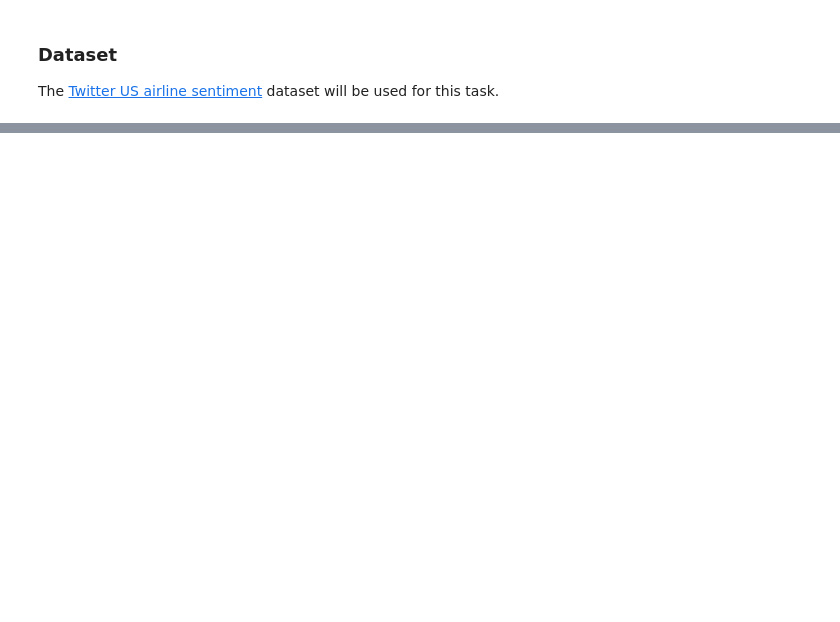
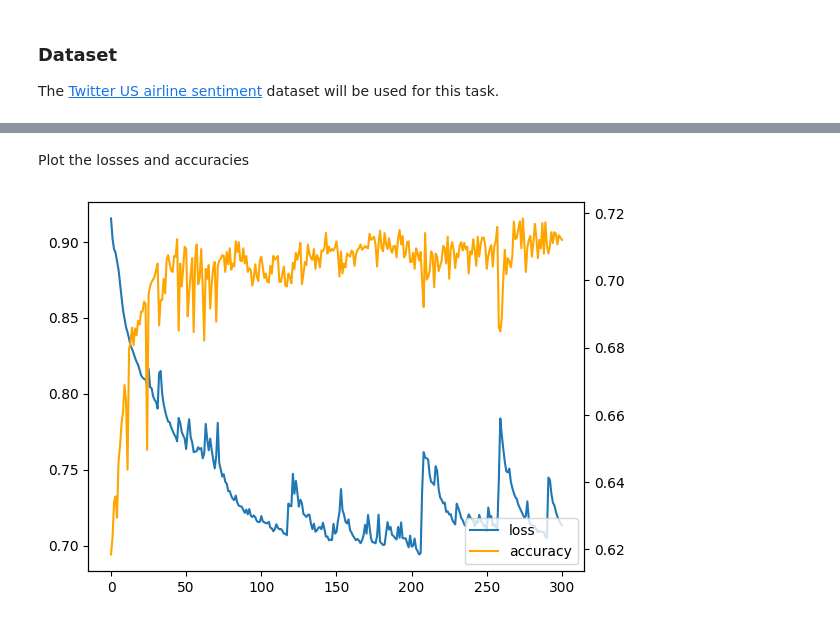
Before and after one commit to tofunmiSeun/ai-notebooks, a Jupyter notebook: sentiment-analysis.ipynb, the cells around one changed output, grey strips where cells are left out. Drawn from its saved outputs; the diff is of its cells as text; code cells hidden in the pictures; blank space fills up the shorter version.

Commit message:
baseline model

```diff
--- a/sentiment-analysis.ipynb
+++ b/sentiment-analysis.ipynb
@@ -66,0 +401,17 @@ dataset[0:20]
+# %%
+class SentimentAnalysisModule(torch.nn.Module):
+    def __init__(self, max_sequences_length, tokens_count, rnn_hidden_layers, output_categories_count):
+        super().__init__()
+        embedding_size = int(tokens_count ** 0.25)
+
+        self.embedding = nn.Embedding(tokens_count, embedding_size)
+        self.rnn = nn.RNN(embedding_size, rnn_hidden_layers, batch_first=True)
+        self.linear = nn.Linear(max_sequences_length * rnn_hidden_layers, output_categories_count)
+        self.sigmoid = nn.Sigmoid()
+
+    def forward(self, input):
+        embeddings = self.embedding(input)
+        rnn_output, hidden_state = self.rnn(embeddings)
+        flattened = torch.flatten(rnn_output, start_dim=1)
+        output = self.linear(flattened)
+        return self.sigmoid(output)
@@ -66,0 +420,11 @@ dataset[0:20]
+# %%
+all_transformed_data = [transform_raw_data(row) for row in inputs]
+max_token_length = max([len(i.split()) for i in all_transformed_data])
+all_tokens = raw_data_to_tokens(all_transformed_data, max_token_length, print_transformations=False)
+
+categories_as_targets = outputs_as_targets(categories)
+training_loader, test_loader = get_training_and_test_dataloaders(all_tokens, categories_as_targets,
+                                                                 training_data_porpotion=0.7,
+                                                                 batch_size=20)
+
+next(iter(training_loader))[0].shape
@@ -66,0 +433,5 @@ dataset[0:20]
+# %%
+model = SentimentAnalysisModule(max_token_length, tokens_count + 1, 10, len(unique_categories))
+
+criterion = torch.nn.CrossEntropyLoss()
+optimizer = torch.optim.SGD(model.parameters(), lr=0.5)
@@ -66,0 +503,15 @@ dataset[0:20]
+# %% [markdown]
+Plot the losses and accuracies
+# %%
+import matplotlib.pyplot as plt
+
+ax1 = plt.subplot()
+l1, = ax1.plot(avg_losses)
+ax2 = ax1.twinx()
+l2, = ax2.plot(avg_accuracies, color='orange')
+
+plt.legend([l1, l2], ["loss", "accuracy"])
+
+plt.show()
+# %% [output]
+[figure, added]
```
Also changed, not shown: parts of 51 cells of this notebook.
